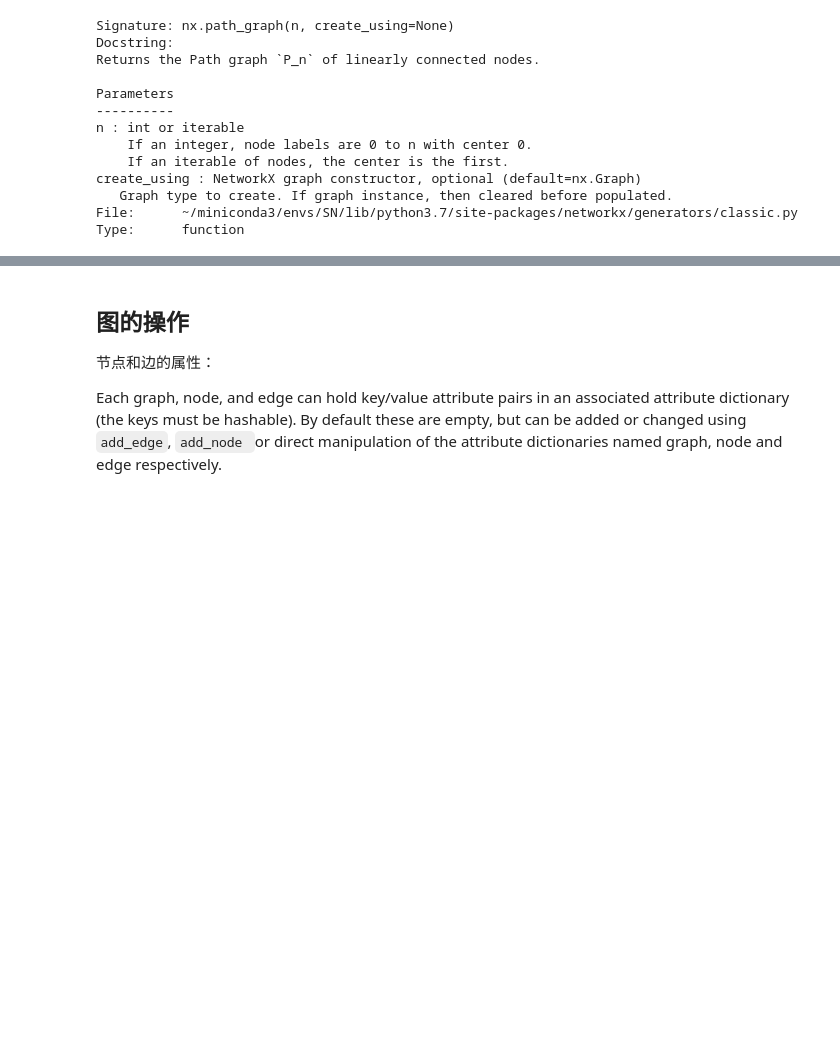
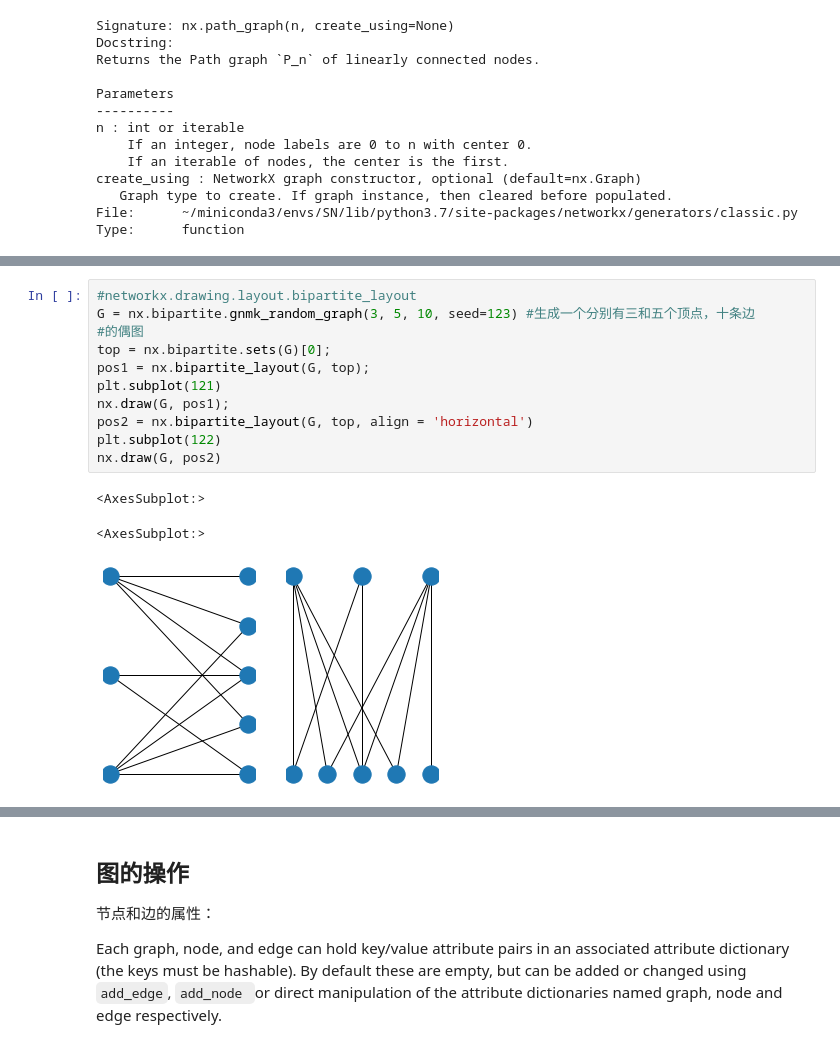
Before and after one commit to kuntung/SocialNetworkAnalysis, a Jupyter notebook: NetworkxNotes/basisNetworkx.ipynb, the cells around one changed output, grey strips where cells are left out. Drawn from its saved outputs; the diff is of its cells as text; blank space fills up the shorter version.

```diff
--- a/NetworkxNotes/basisNetworkx.ipynb
+++ b/NetworkxNotes/basisNetworkx.ipynb
@@ -59,0 +112,15 @@ Type:      function
+# %%
+#networkx.drawing.layout.bipartite_layout
+G = nx.bipartite.gnmk_random_graph(3, 5, 10, seed=123) #生成一个分别有三和五个顶点，十条边
+#的偶图
+top = nx.bipartite.sets(G)[0];
+pos1 = nx.bipartite_layout(G, top);
+plt.subplot(121)
+nx.draw(G, pos1);
+pos2 = nx.bipartite_layout(G, top, align = 'horizontal')
+plt.subplot(122)
+nx.draw(G, pos2)
+# %% [output]
+<AxesSubplot:>
+<AxesSubplot:>
+[figure, added]
```
Also changed, not shown: parts of 20 cells of this notebook, 6 other files.
